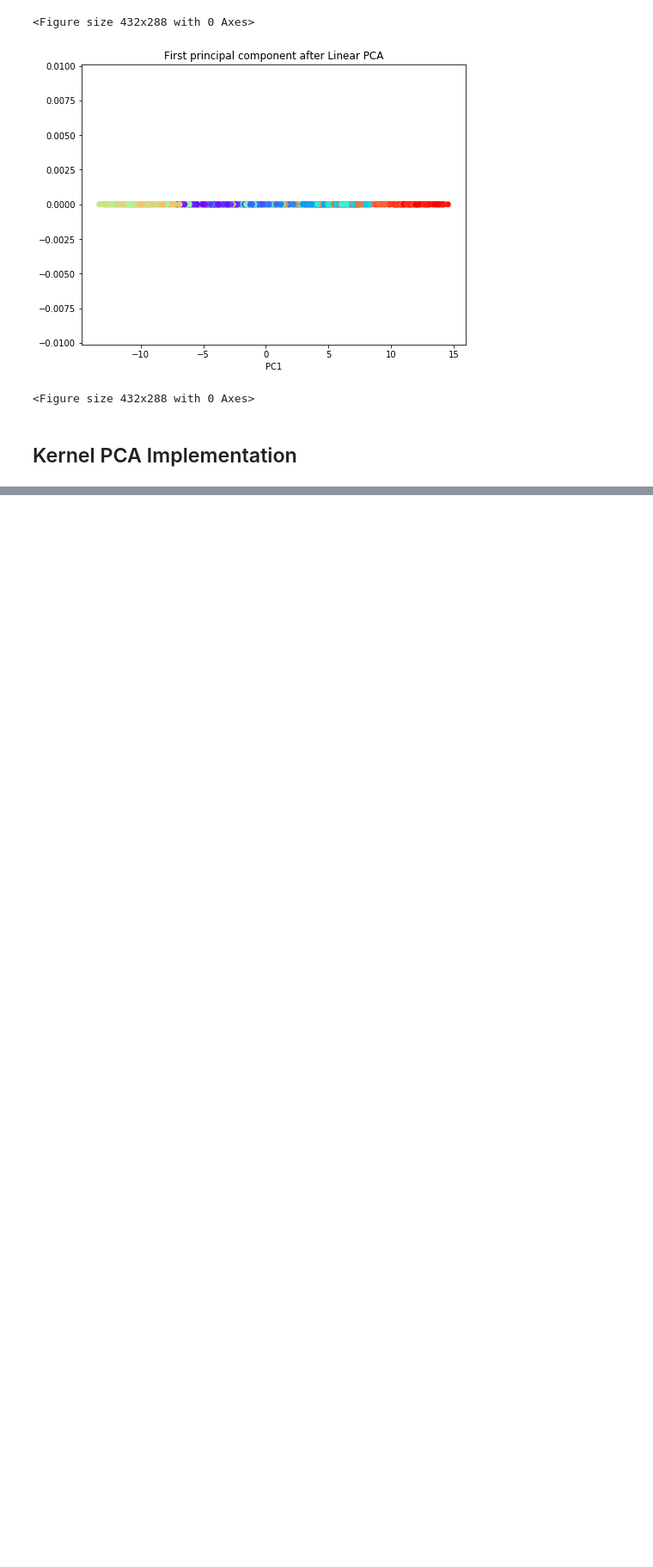
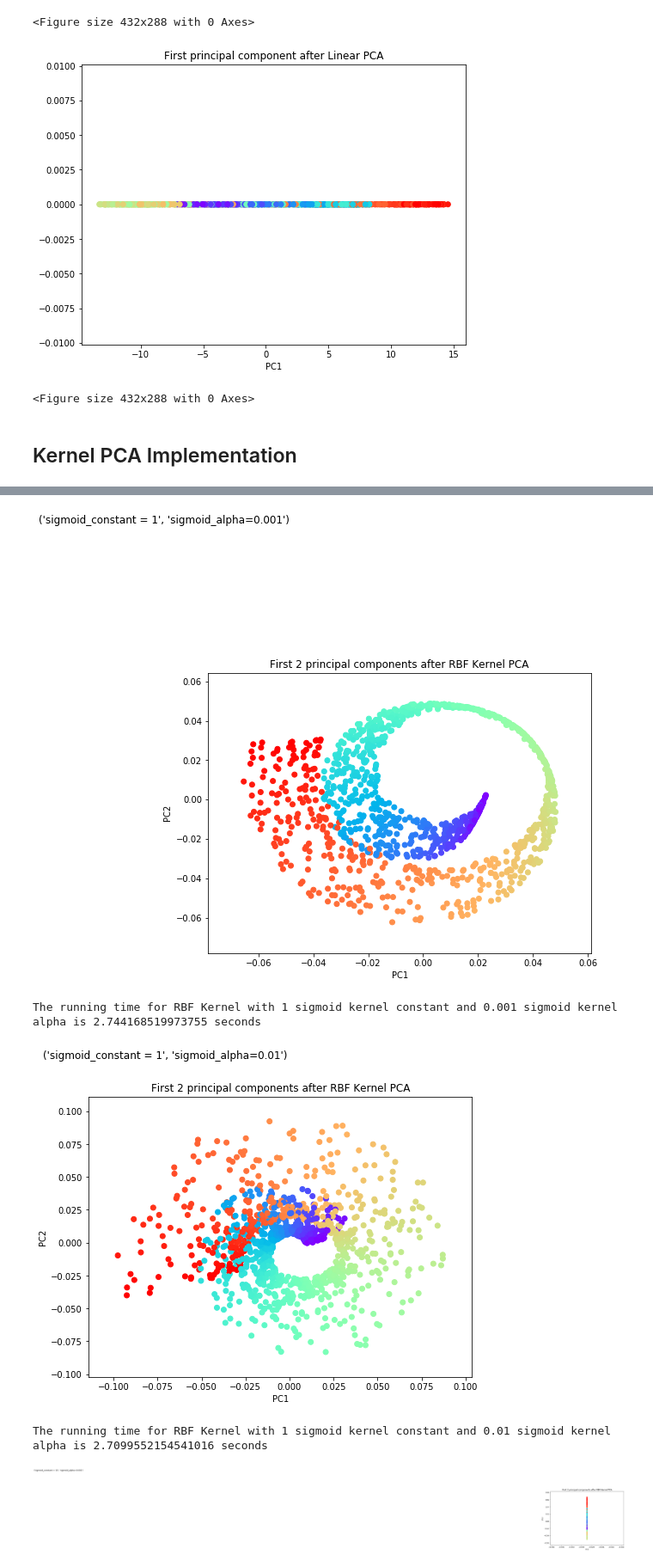
Before and after one commit to rohilrg/Kernel-Methods--Advanced-Machine-Learning, a Jupyter notebook: Kernel_PCA_implementation.ipynb, the cells around one changed output, grey strips where cells are left out. Shown at 86% size. Cells and saved outputs as stored; diff of their text form; code cells hidden in the pictures; blank space fills up the shorter version.

```diff
--- a/Kernel_PCA_implementation.ipynb
+++ b/Kernel_PCA_implementation.ipynb
@@ -27,0 +114,19 @@ X_pc = kernel_pca(X, n_components=2,type_of_kernel='rbf',gamma=0.1)
+# %%
+for sigmoid_const in np.array([1,10,20]):
+    for sigmoid_alpha in np.array([0.001,0.01]):
+        start_time = time.time()
+        X_pc = kernel_pca(X, n_components=2,type_of_kernel='sigmoid',sigmoid_alpha=sigmoid_alpha,sigmoid_constant=sigmoid_const)
+        plt.figure(figsize=(8, 6))
+        plt.scatter(X_pc[:, 0], X_pc[:, 1], c=color, cmap=plt.cm.rainbow)
+        plt.title('First 2 principal components after RBF Kernel PCA')
+        plt.text(-0.14, 0.14, ('sigmoid_constant = {}'.format(sigmoid_const),'sigmoid_alpha={}'.format(sigmoid_alpha)), fontsize=12)
+        plt.xlabel('PC1')
+        plt.ylabel('PC2')
+        plt.show()
+        print("The running time for RBF Kernel with",sigmoid_const,'sigmoid kernel constant and',sigmoid_alpha,'sigmoid kernel alpha is %s'%(time.time()-start_time),'seconds')
+# %% [output]
+[figure, added]
+The running time for RBF Kernel with 1 sigmoid kernel constant and 0.001 sigmoid kernel alpha is 2.744168519973755 seconds
+[figure, added]
+The running time for RBF Kernel with 1 sigmoid kernel constant and 0.01 sigmoid kernel alpha is 2.7099552154541016 seconds
+[figure, added]
```
Also changed, not shown: parts of 8 cells of this notebook.
